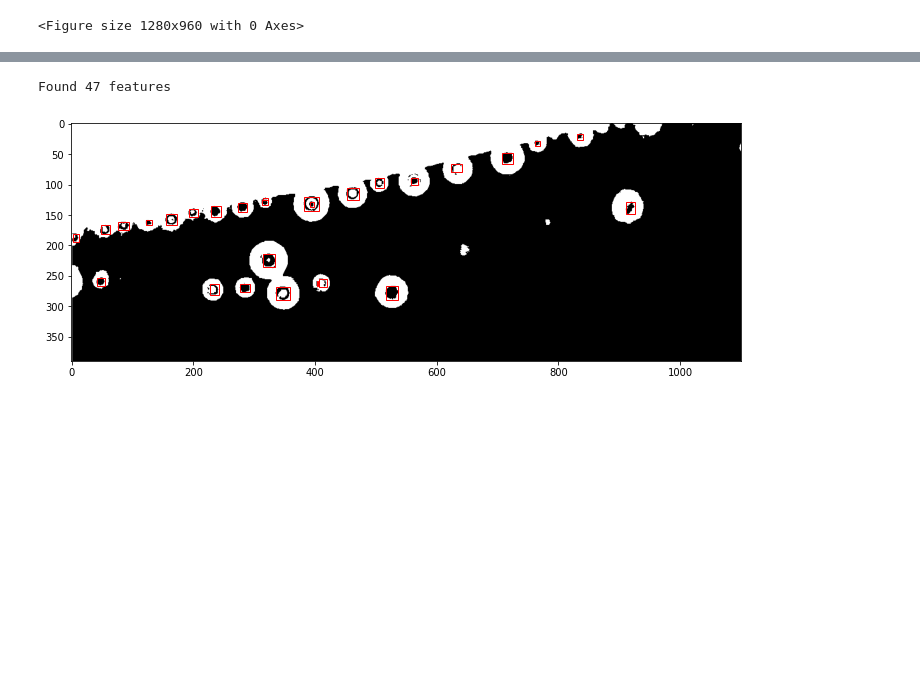
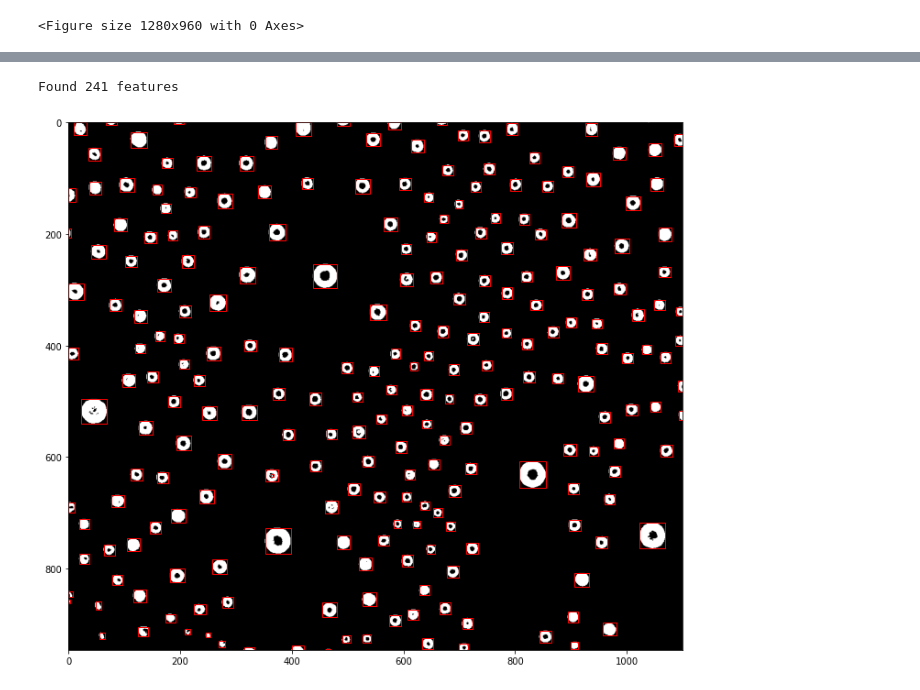
Before and after one commit to KeithHedlund13/dropletEmulsionDensity, a Jupyter notebook: parafinOilDropletTracking.ipynb, the cells around one changed output, grey strips where cells are left out. Saved outputs shown, nothing was run; the diff lists cells and outputs as text; code cells hidden in the pictures; blank space fills up the shorter version.

```diff
--- a/parafinOilDropletTracking.ipynb
+++ b/parafinOilDropletTracking.ipynb
@@ -27,7 +27,7 @@ mpl.rc('image', cmap='gray')
 <Figure size 1280x960 with 0 Axes>
 # %%
 #Here, you can change where the image files are being fetched from.
-fileName = 'paraffinEFieldSpacing-250V-8ms.png'
+fileName = 'square aggregation.png'
 prefix = './data/'
 path = prefix + fileName
 # %%
@@ -41,8 +41,8 @@ plt.imshow(imraw)
 def crop(img):
     x_min = 0
     x_max = 1100
-    y_min = 410
-    y_max = 800
+    y_min = 0
+    y_max = 990
     return img[y_min:y_max,x_min:x_max]
 
 im = crop(imraw)
@@ -65,7 +65,7 @@ def preprocess_film(img):
     imgc = crop(img)
     imgc = skimage.color.rgb2gray(imgc)
 
-    threshold = .38
+    threshold = .67
     idx = imgc > threshold
     idx2 = imgc < threshold
     idx3 = imgc == threshold
@@ -90,27 +90,27 @@ plt.imshow(im)
 # %%
 import skimage
 import matplotlib.patches as mpatches
 
-white = 255
+white = 0
 label_image, number_of_labels = skimage.measure.label(im, background=white, return_num=True)
 print("Found %d features"%(number_of_labels))
 fig, ax = plt.subplots(ncols=1, nrows=1, figsize=(12, 12))
 ax.imshow(im, cmap='gray')
 for region in skimage.measure.regionprops(label_image, intensity_image=im):
     if region.area < 10 or region.area > 3000:
         continue
 
-    if region.mean_intensity > 1:
+    if region.mean_intensity < 1:
         continue
 
     minr, minc, maxr, maxc = region.bbox
     rect = mpatches.Rectangle((minc, minr), maxc -minc, maxr - minr,
                              fill=False, edgecolor='red', linewidth=1)
 
     ax.add_patch(rect)
 # %% [output]
-Found 47 features
+Found 241 features
-[figure, old version]
+[figure, new version]
 # %%
 #Stores these images in a panda sequence
 features = pd.DataFrame()
```
Also changed, not shown: parts of 8 cells of this notebook.
